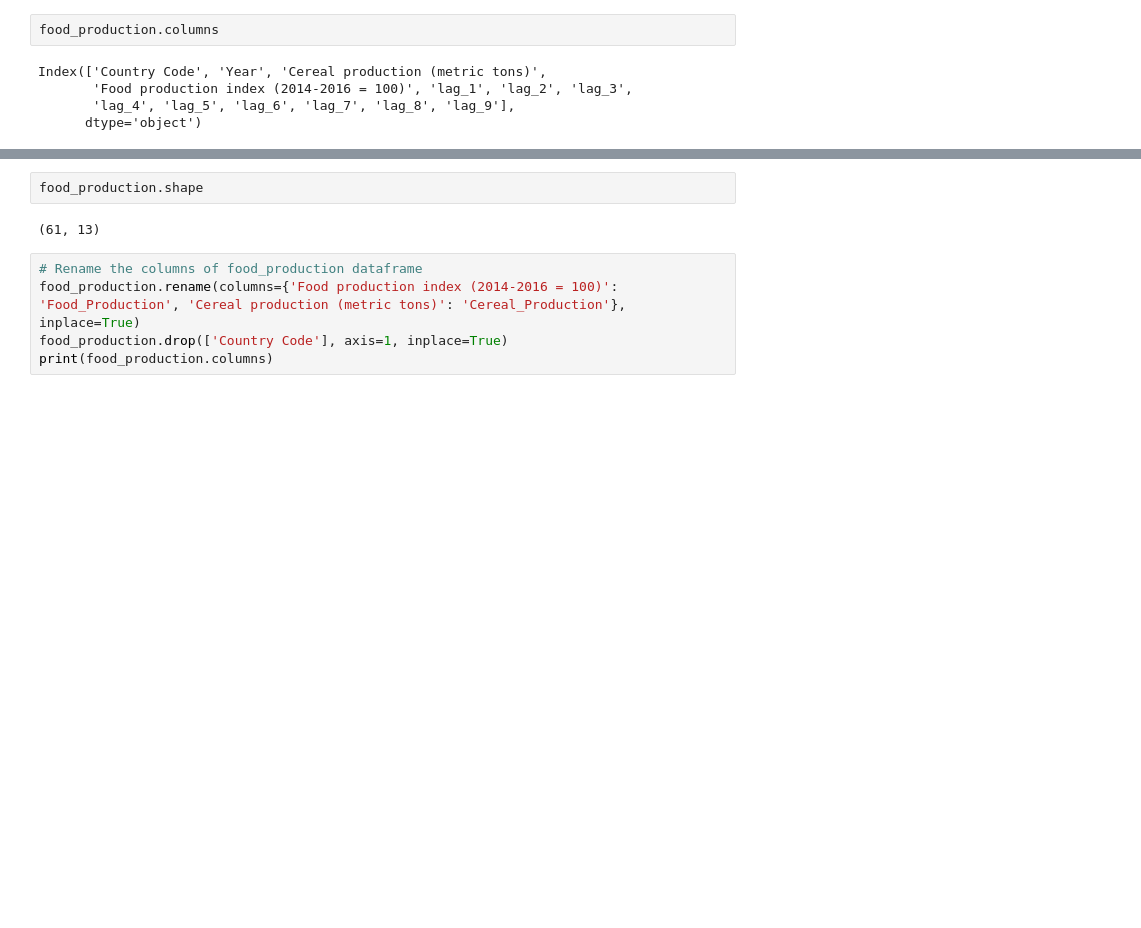
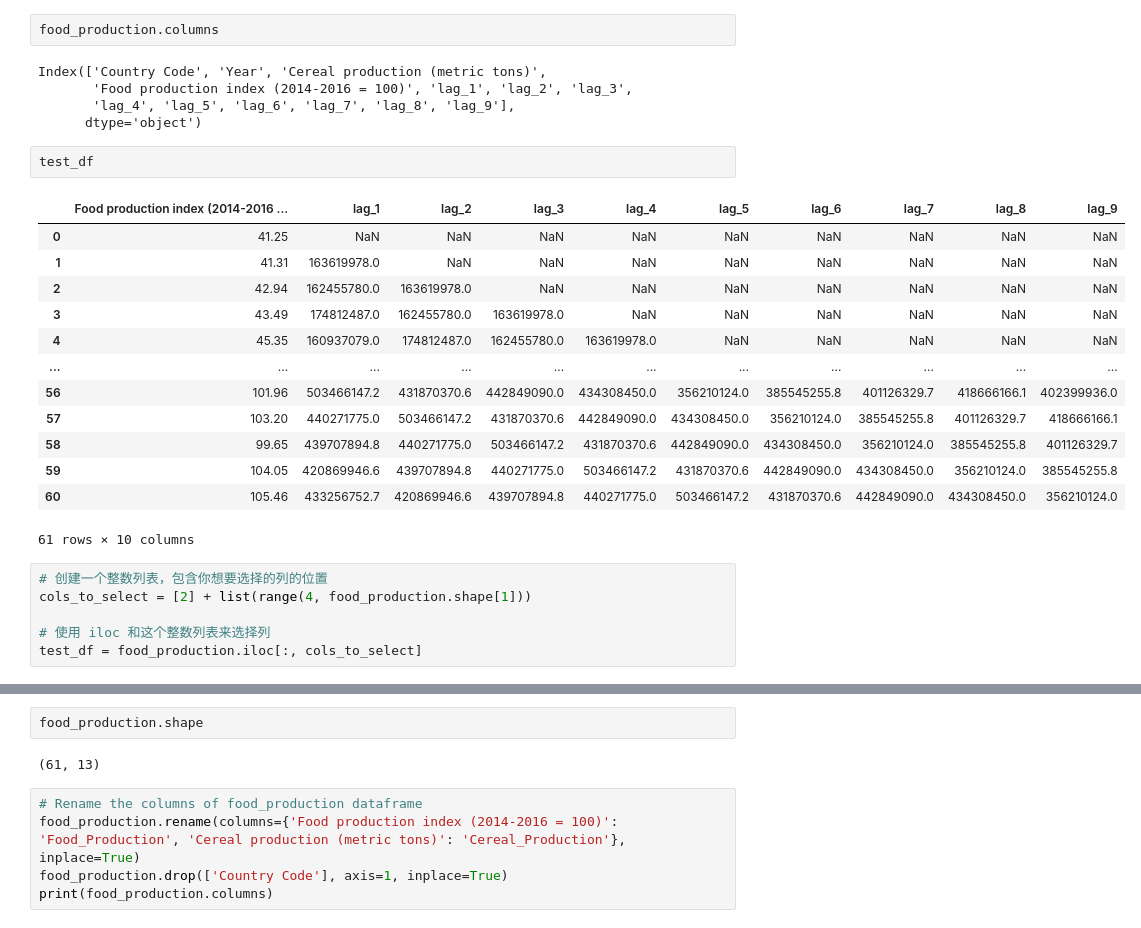
Before and after one commit to mkeohane01/food_inflation_analysis, a Jupyter notebook: notebooks/food_production.ipynb, the cells around one changed output, grey strips where cells are left out. Drawn from its saved outputs; the diff is of its cells as text; blank space fills up the shorter version.

```diff
--- a/notebooks/food_production.ipynb
+++ b/notebooks/food_production.ipynb
@@ -91,3 +91,25 @@ Index(['Country Code', 'Year', 'Cereal production (metric tons)',
        'Food production index (2014-2016 = 100)', 'lag_1', 'lag_2', 'lag_3',
        'lag_4', 'lag_5', 'lag_6', 'lag_7', 'lag_8', 'lag_9'],
       dtype='object')
+# %%
+test_df
+# %% [output]
+|  | Food production index (2014-2016 ... | lag_1 | lag_2 | lag_3 | lag_4 | lag_5 | lag_6 | lag_7 | lag_8 | lag_9 |
+| 0 | 41.25 | NaN | NaN | NaN | NaN | NaN | NaN | NaN | NaN | NaN |
+| 1 | 41.31 | 163619978.0 | NaN | NaN | NaN | NaN | NaN | NaN | NaN | NaN |
+| 2 | 42.94 | 162455780.0 | 163619978.0 | NaN | NaN | NaN | NaN | NaN | NaN | NaN |
+| 3 | 43.49 | 174812487.0 | 162455780.0 | 163619978.0 | NaN | NaN | NaN | NaN | NaN | NaN |
+| 4 | 45.35 | 160937079.0 | 174812487.0 | 162455780.0 | 163619978.0 | NaN | NaN | NaN | NaN | NaN |
+| ... | ... | ... | ... | ... | ... | ... | ... | ... | ... | ... |
+| 56 | 101.96 | 503466147.2 | 431870370.6 | 442849090.0 | 434308450.0 | 356210124.0 | 385545255.8 | 401126329.7 | 418666166.1 | 402399936.0 |
+| 57 | 103.20 | 440271775.0 | 503466147.2 | 431870370.6 | 442849090.0 | 434308450.0 | 356210124.0 | 385545255.8 | 401126329.7 | 418666166.1 |
+| 58 | 99.65 | 439707894.8 | 440271775.0 | 503466147.2 | 431870370.6 | 442849090.0 | 434308450.0 | 356210124.0 | 385545255.8 | 401126329.7 |
+| 59 | 104.05 | 420869946.6 | 439707894.8 | 440271775.0 | 503466147.2 | 431870370.6 | 442849090.0 | 434308450.0 | 356210124.0 | 385545255.8 |
+| 60 | 105.46 | 433256752.7 | 420869946.6 | 439707894.8 | 440271775.0 | 503466147.2 | 431870370.6 | 442849090.0 | 434308450.0 | 356210124.0 |
+61 rows × 10 columns
+# %%
+# 创建一个整数列表，包含你想要选择的列的位置
+cols_to_select = [2] + list(range(4, food_production.shape[1]))
+
+# 使用 iloc 和这个整数列表来选择列
+test_df = food_production.iloc[:, cols_to_select]
```
Also changed, not shown: parts of 6 cells of this notebook, 5 other files.
